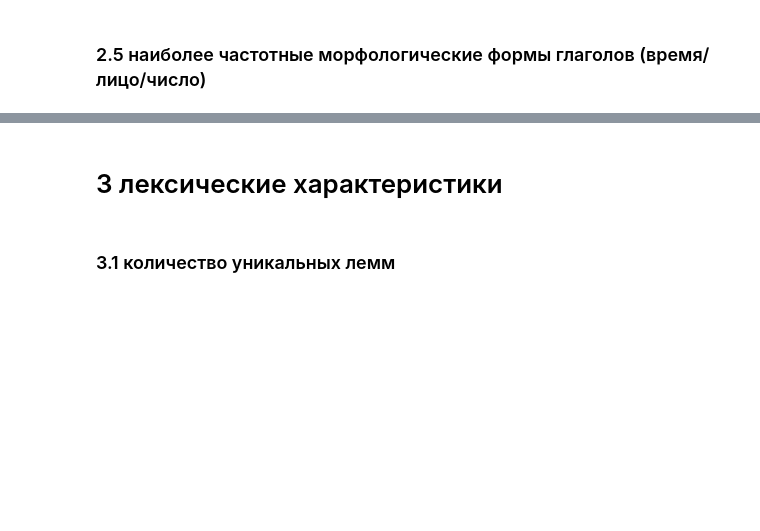
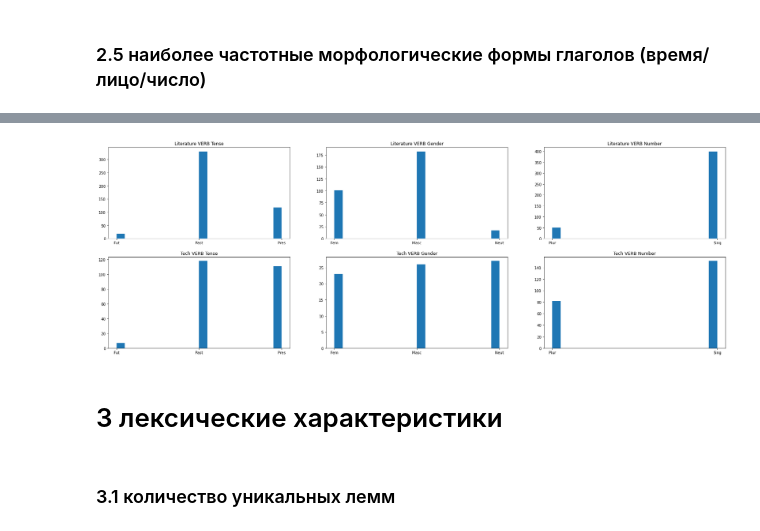
Before and after one commit to dkagramanyan/comp_ling, a Jupyter notebook: hw1/hw1.ipynb, the cells around one changed output, grey strips where cells are left out. Saved outputs shown, nothing was run; the diff lists cells and outputs as text; code cells hidden in the pictures; blank space fills up the shorter version.

```diff
--- a/hw1/hw1.ipynb
+++ b/hw1/hw1.ipynb
@@ -56,3 +192,66 @@ print(f'Средняя длина предложений: {n/len(doc.sents):1f}'
+# %%
+time_litr=[]
+gender_litr=[]
+number_litr=[]
+
+for sent in doc_litr.sents:
+    for token in sent.morph.tokens:
+        if token.pos=='VERB':
+            time=token.feats.get('Tense')
+            gender=token.feats.get('Gender')
+            number=token.feats.get('Number')
+            if time is not None:
+                time_litr.append(time)
+            if gender is not None:
+                gender_litr.append(gender)
+            if number is not None:
+                number_litr.append(number)
+
+time_tech=[]
+gender_tech=[]
+number_tech=[]
+
+for sent in doc_tech.sents:
+    for token in sent.morph.tokens:
+        if token.pos=='VERB':
+            time=token.feats.get('Tense')
+            gender=token.feats.get('Gender')
+            number=token.feats.get('Number')
+            if time is not None:
+                time_tech.append(time)
+            if gender is not None:
+                gender_tech.append(gender)
+            if number is not None:
+                number_tech.append(number)
+
+time_litr.sort()
+gender_litr.sort()
+number_litr.sort()
+
+time_tech.sort()
+gender_tech.sort()
+number_tech.sort()
+
+
+fig,axes=plt.subplots(nrows=2,ncols=3,figsize=(30,10))
+axes[0,0].hist(time_litr,bins=20)
+axes[0,0].set_title('Literature VERB Tense')
+axes[0,1].hist(gender_litr,bins=20)
+axes[0,1].set_title('Literature VERB Gender')
+axes[0,2].hist(number_litr,bins=20)
+axes[0,2].set_title('Literature VERB Number')
+
+axes[1,0].hist(time_tech,bins=20)
+axes[1,0].set_title('Tech VERB Tense')
+axes[1,1].hist(gender_tech,bins=20)
+axes[1,1].set_title('Tech VERB Gender')
+axes[1,2].hist(number_tech,bins=20)
+axes[1,2].set_title('Tech VERB Number')
+
+
+plt.show()
+# %% [output]
+[figure, added]
 # %% [markdown]
 # 3 лексические характеристики
 # %% [markdown]
```
Also changed, not shown: parts of 11 cells of this notebook, 2 other files.
